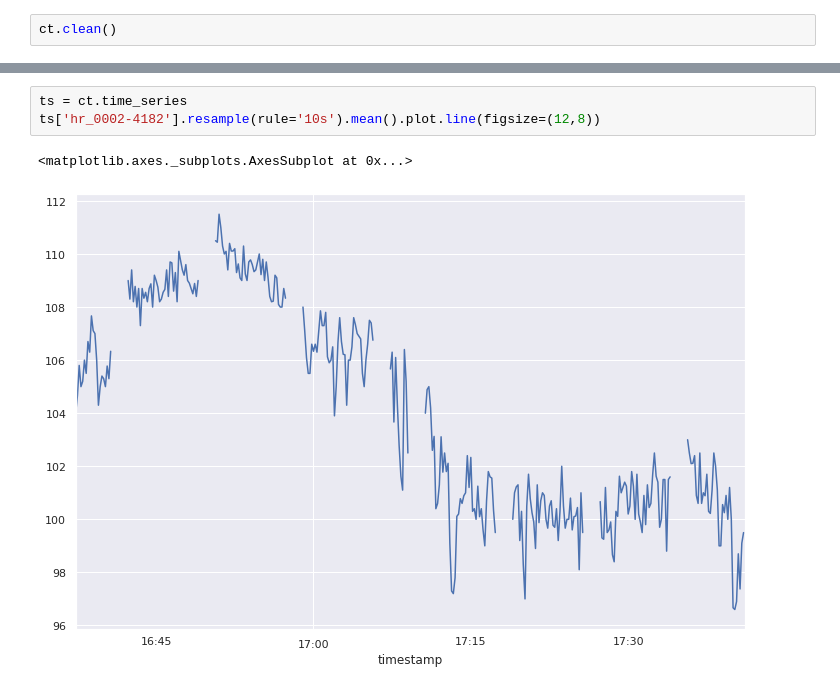
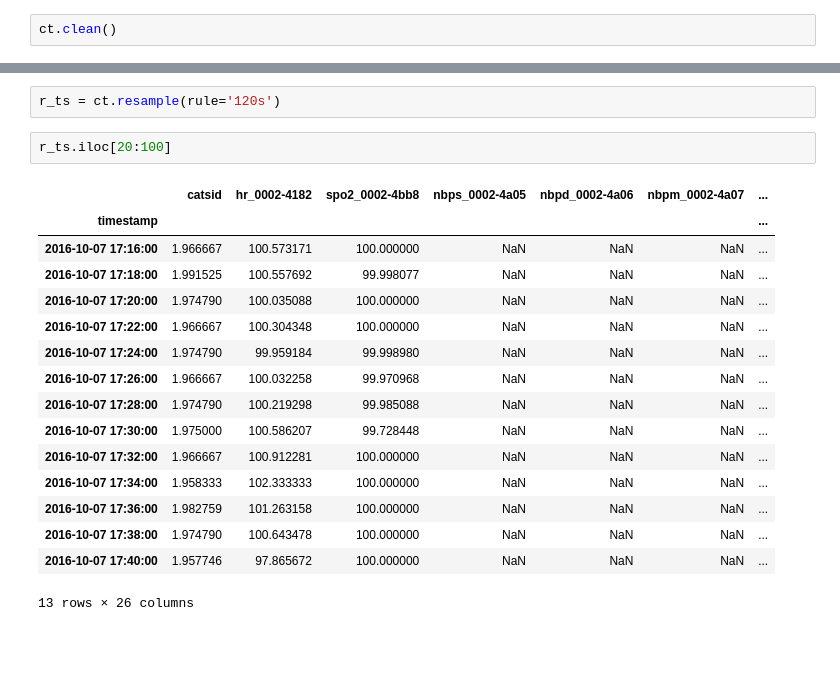
Before and after one commit to TomMonks/cats-time-series, a Jupyter notebook: test_input.ipynb, the cells around one changed output, grey strips where cells are left out. Cells and saved outputs as stored; diff of their text form; blank space fills up the shorter version.

```diff
--- a/test_input.ipynb
+++ b/test_input.ipynb
@@ -33,6 +17,21 @@ DatetimeIndex(['2016-10-07 16:37:27', '2016-10-07 16:37:28',
-# %%
-ts = ct.time_series
-ts['hr_0002-4182'].resample(rule='10s').mean().plot.line(figsize=(12,8))
-# %% [output]
-<matplotlib.axes._subplots.AxesSubplot at 0x...>
-[figure, removed]
+# %%
+r_ts = ct.resample(rule='120s')
+# %%
+r_ts.iloc[20:100]
+# %% [output]
+|  | catsid | hr_0002-4182 | spo2_0002-4bb8 | nbps_0002-4a05 | nbpd_0002-4a06 | nbpm_0002-4a07 | ... |
+| timestamp |  |  |  |  |  |  | ... |
+| 2016-10-07 17:16:00 | 1.966667 | 100.573171 | 100.000000 | NaN | NaN | NaN | ... |
+| 2016-10-07 17:18:00 | 1.991525 | 100.557692 | 99.998077 | NaN | NaN | NaN | ... |
+| 2016-10-07 17:20:00 | 1.974790 | 100.035088 | 100.000000 | NaN | NaN | NaN | ... |
+| 2016-10-07 17:22:00 | 1.966667 | 100.304348 | 100.000000 | NaN | NaN | NaN | ... |
+| 2016-10-07 17:24:00 | 1.974790 | 99.959184 | 99.998980 | NaN | NaN | NaN | ... |
+| 2016-10-07 17:26:00 | 1.966667 | 100.032258 | 99.970968 | NaN | NaN | NaN | ... |
+| 2016-10-07 17:28:00 | 1.974790 | 100.219298 | 99.985088 | NaN | NaN | NaN | ... |
+| 2016-10-07 17:30:00 | 1.975000 | 100.586207 | 99.728448 | NaN | NaN | NaN | ... |
+| 2016-10-07 17:32:00 | 1.966667 | 100.912281 | 100.000000 | NaN | NaN | NaN | ... |
+| 2016-10-07 17:34:00 | 1.958333 | 102.333333 | 100.000000 | NaN | NaN | NaN | ... |
+| 2016-10-07 17:36:00 | 1.982759 | 101.263158 | 100.000000 | NaN | NaN | NaN | ... |
+| 2016-10-07 17:38:00 | 1.974790 | 100.643478 | 100.000000 | NaN | NaN | NaN | ... |
+| 2016-10-07 17:40:00 | 1.957746 | 97.865672 | 100.000000 | NaN | NaN | NaN | ... |
+13 rows × 26 columns
```
Also changed, not shown: parts of 4 cells of this notebook, 2 other files.
